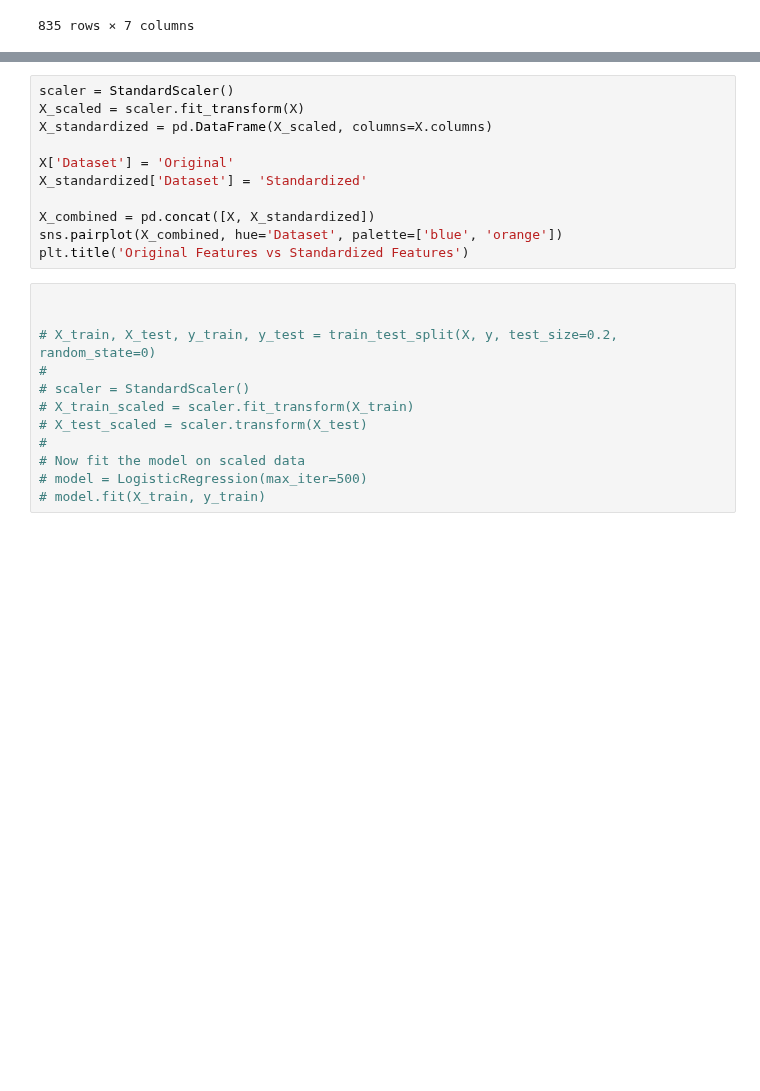
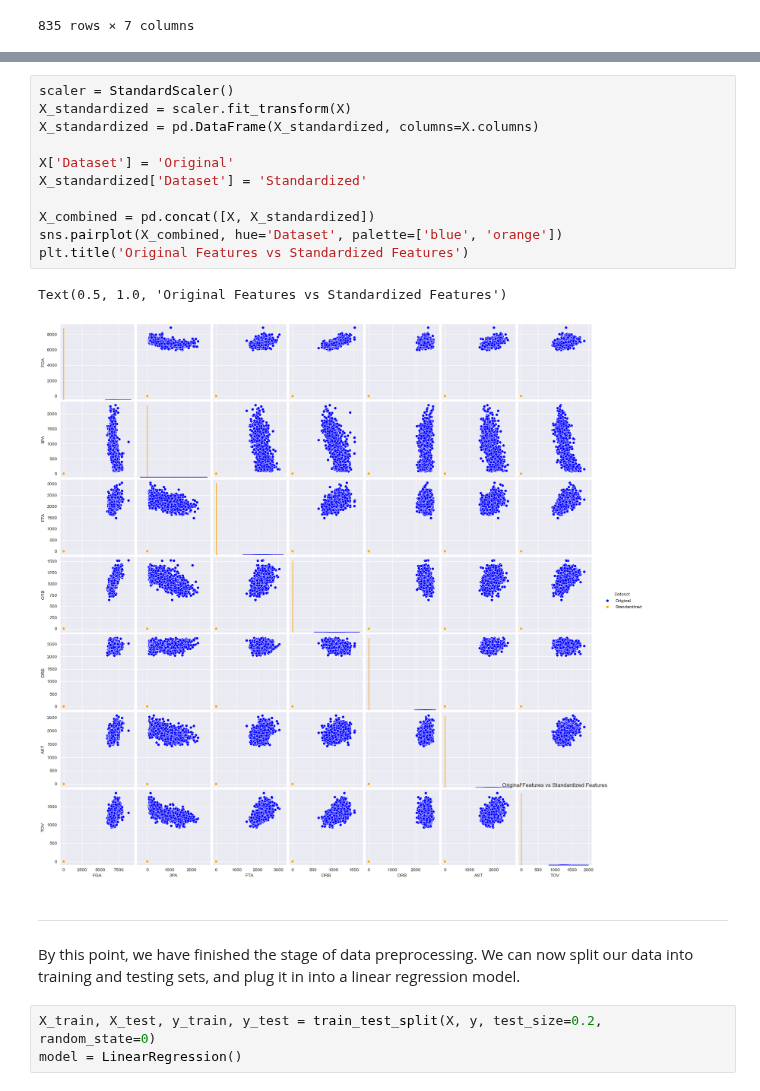
Before and after one commit to availe/CTP-Data-Science, a Jupyter notebook: Week-07-Regression/Exercise-RD-Regression.ipynb, the cells around one changed output, grey strips where cells are left out. Drawn from its saved outputs; the diff is of its cells as text; blank space fills up the shorter version.

Commit message:
test train split

```diff
--- a/Week-07-Regression/Exercise-RD-Regression.ipynb
+++ b/Week-07-Regression/Exercise-RD-Regression.ipynb
@@ -152,23 +155,21 @@ We'll proceed with standardization, where the original data is in blue and the s
 # %%
 scaler = StandardScaler()
-X_scaled = scaler.fit_transform(X)
-X_standardized = pd.DataFrame(X_scaled, columns=X.columns)
+X_standardized = scaler.fit_transform(X)
+X_standardized = pd.DataFrame(X_standardized, columns=X.columns)
 
 X['Dataset'] = 'Original'
 X_standardized['Dataset'] = 'Standardized'
 
 X_combined = pd.concat([X, X_standardized])
 sns.pairplot(X_combined, hue='Dataset', palette=['blue', 'orange'])
 plt.title('Original Features vs Standardized Features')
+# %% [output]
+Text(0.5, 1.0, 'Original Features vs Standardized Features')
+[figure, added]
+# %% [markdown]
+---
+
+By this point, we have finished the stage of data preprocessing. We can now split our data into training and testing sets, and plug it in into a linear regression model.
 # %%
-
-
-# X_train, X_test, y_train, y_test = train_test_split(X, y, test_size=0.2, random_state=0)
-#
-# scaler = StandardScaler()
-# X_train_scaled = scaler.fit_transform(X_train)
-# X_test_scaled = scaler.transform(X_test)
-#
-# Now fit the model on scaled data
-# model = LogisticRegression(max_iter=500)
-# model.fit(X_train, y_train)
+X_train, X_test, y_train, y_test = train_test_split(X, y, test_size=0.2, random_state=0)
+model = LinearRegression()
```
Also changed, not shown: parts of 1 cell of this notebook.
